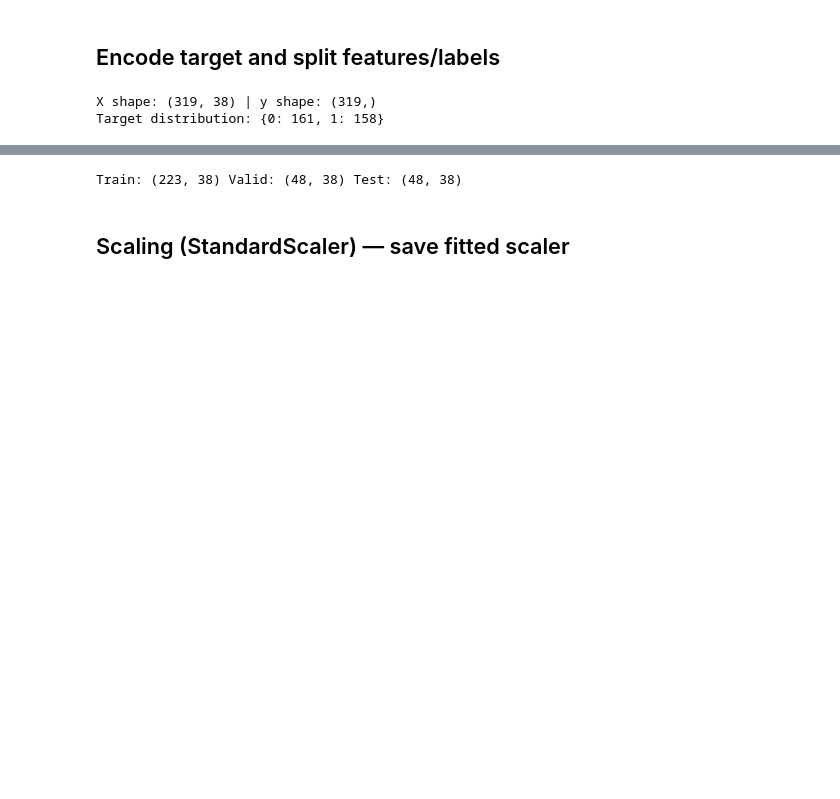
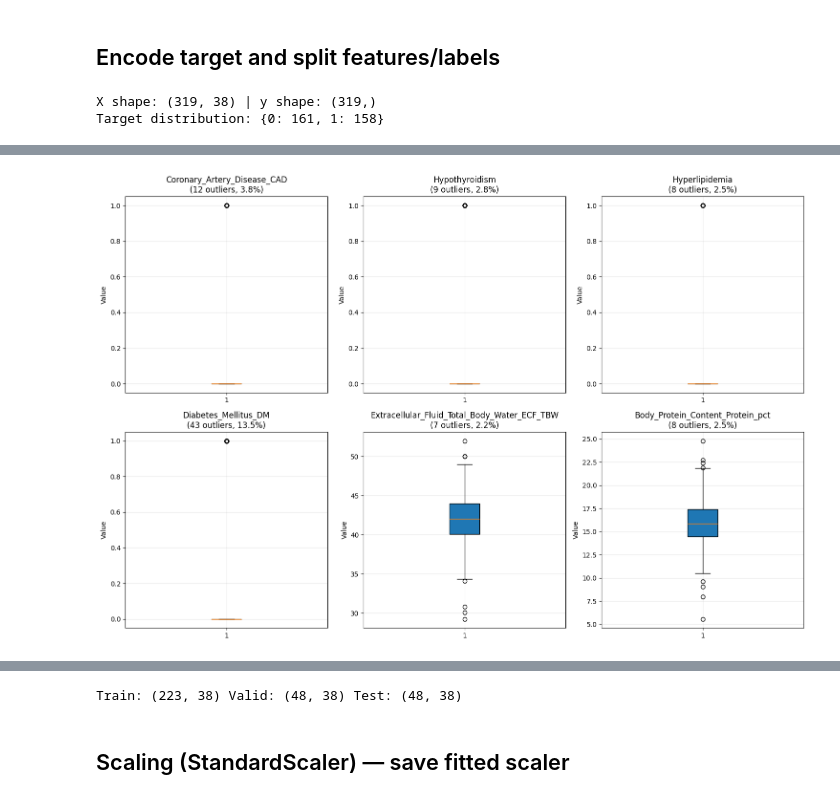
Before and after one commit to GitLars0/Dat-540-Prosjekt, a Jupyter notebook: notebooks/02_preprocessing_feature_engineering.ipynb, the cells around one changed output, grey strips where cells are left out. Cells and saved outputs as stored; diff of their text form; code cells hidden in the pictures; blank space fills up the shorter version.

```diff
--- a/notebooks/02_preprocessing_feature_engineering.ipynb
+++ b/notebooks/02_preprocessing_feature_engineering.ipynb
@@ -72,0 +158,27 @@ Target distribution: {0: 161, 1: 158}
+# %%
+# Visualize top outlier features for medical assessment
+high_outlier_features = [k for k, v in outlier_results.items() if v['count'] > 5]
+
+if len(high_outlier_features) > 0:
+    # Create subplots for features with most outliers
+    n_plots = min(6, len(high_outlier_features))
+    fig, axes = plt.subplots(2, 3, figsize=(15, 10))
+    axes = axes.ravel()
+
+    for i, feature in enumerate(high_outlier_features[:n_plots]):
+        # Box plot
+        axes[i].boxplot(X[feature], patch_artist=True)
+        axes[i].set_title(f'{feature}\n({outlier_results[feature]["count"]} outliers, {outlier_results[feature]["percentage"]:.1f}%)')
+        axes[i].set_ylabel('Value')
+        axes[i].grid(True, alpha=0.3)
+
+    # Remove empty subplots
+    for j in range(n_plots, len(axes)):
+        fig.delaxes(axes[j])
+
+    plt.tight_layout()
+    plt.show()
+else:
+    print("No features with >5 outliers to visualize")
+# %% [output]
+[figure, added]
```
Also changed, not shown: parts of 8 cells of this notebook, 6 other files.
